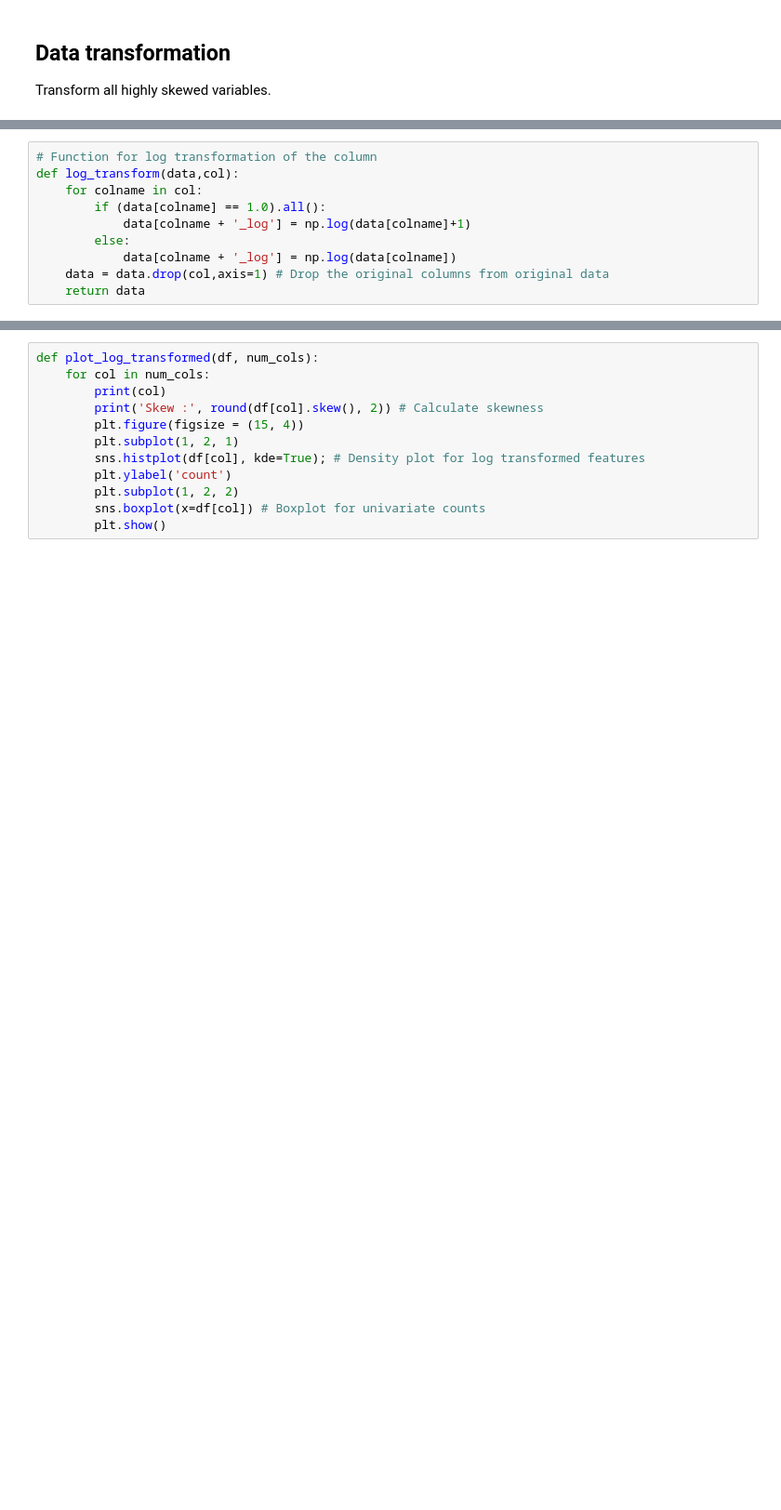
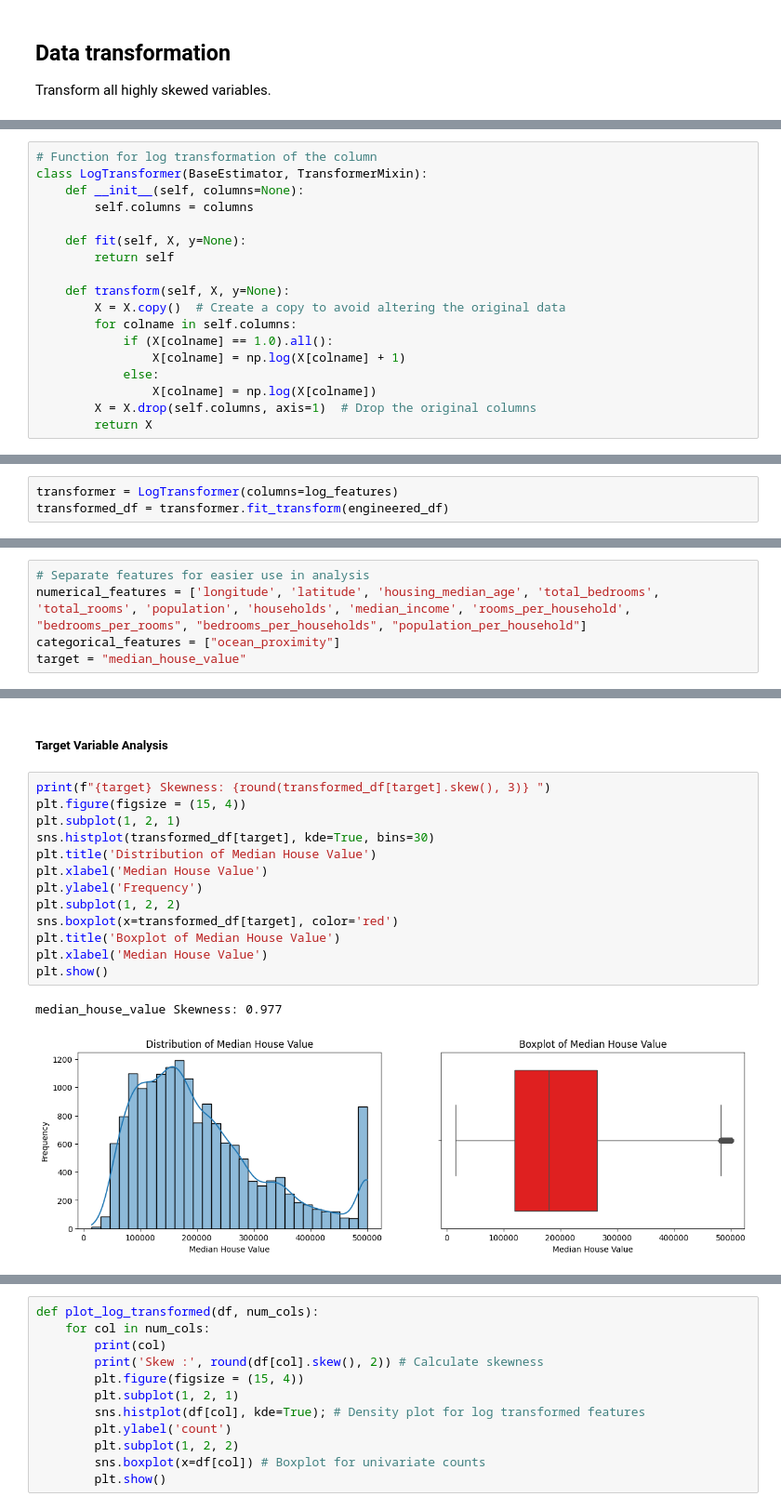
Before and after one commit to sohbatSandhu/california-housing-price-prediction, a Jupyter notebook: notebooks/Model Training.ipynb, the cells around one changed output, grey strips where cells are left out. Shown at 93% size. Drawn from its saved outputs; the diff is of its cells as text; blank space fills up the shorter version.

```diff
--- a/notebooks/Model Training.ipynb
+++ b/notebooks/Model Training.ipynb
@@ -86,10 +385,18 @@ Transform all highly skewed variables.
 # %%
 # Function for log transformation of the column
-def log_transform(data,col):
-    for colname in col:
-        if (data[colname] == 1.0).all():
-            data[colname + '_log'] = np.log(data[colname]+1)
-        else:
-            data[colname + '_log'] = np.log(data[colname])
-    data = data.drop(col,axis=1) # Drop the original columns from original data
-    return data
+class LogTransformer(BaseEstimator, TransformerMixin):
+    def __init__(self, columns=None):
+        self.columns = columns
+
+    def fit(self, X, y=None):
+        return self
+
+    def transform(self, X, y=None):
+        X = X.copy()  # Create a copy to avoid altering the original data
+        for colname in self.columns:
+            if (X[colname] == 1.0).all():
+                X[colname] = np.log(X[colname] + 1)
+            else:
+                X[colname] = np.log(X[colname])
+        X = X.drop(self.columns, axis=1)  # Drop the original columns
+        return X
@@ -139,0 +403,3 @@ train_df[['bedrooms_per_households', 'rooms_per_households', 'population_per_hou
+# %%
+transformer = LogTransformer(columns=log_features)
+transformed_df = transformer.fit_transform(engineered_df)
@@ -139,0 +502,5 @@ train_df[['bedrooms_per_households', 'rooms_per_households', 'population_per_hou
+# %%
+# Separate features for easier use in analysis
+numerical_features = ['longitude', 'latitude', 'housing_median_age', 'total_bedrooms', 'total_rooms', 'population', 'households', 'median_income', 'rooms_per_household', "bedrooms_per_rooms", "bedrooms_per_households", "population_per_household"]
+categorical_features = ["ocean_proximity"]
+target = "median_house_value"
@@ -139,0 +545,18 @@ train_df[['bedrooms_per_households', 'rooms_per_households', 'population_per_hou
+# %% [markdown]
+##### Target Variable Analysis
+# %%
+print(f"{target} Skewness: {round(transformed_df[target].skew(), 3)} ")
+plt.figure(figsize = (15, 4))
+plt.subplot(1, 2, 1)
+sns.histplot(transformed_df[target], kde=True, bins=30)
+plt.title('Distribution of Median House Value')
+plt.xlabel('Median House Value')
+plt.ylabel('Frequency')
+plt.subplot(1, 2, 2)
+sns.boxplot(x=transformed_df[target], color='red')
+plt.title('Boxplot of Median House Value')
+plt.xlabel('Median House Value')
+plt.show()
+# %% [output]
+median_house_value Skewness: 0.977
+[figure, added]
```
Also changed, not shown: parts of 85 cells of this notebook, 1 other file.
